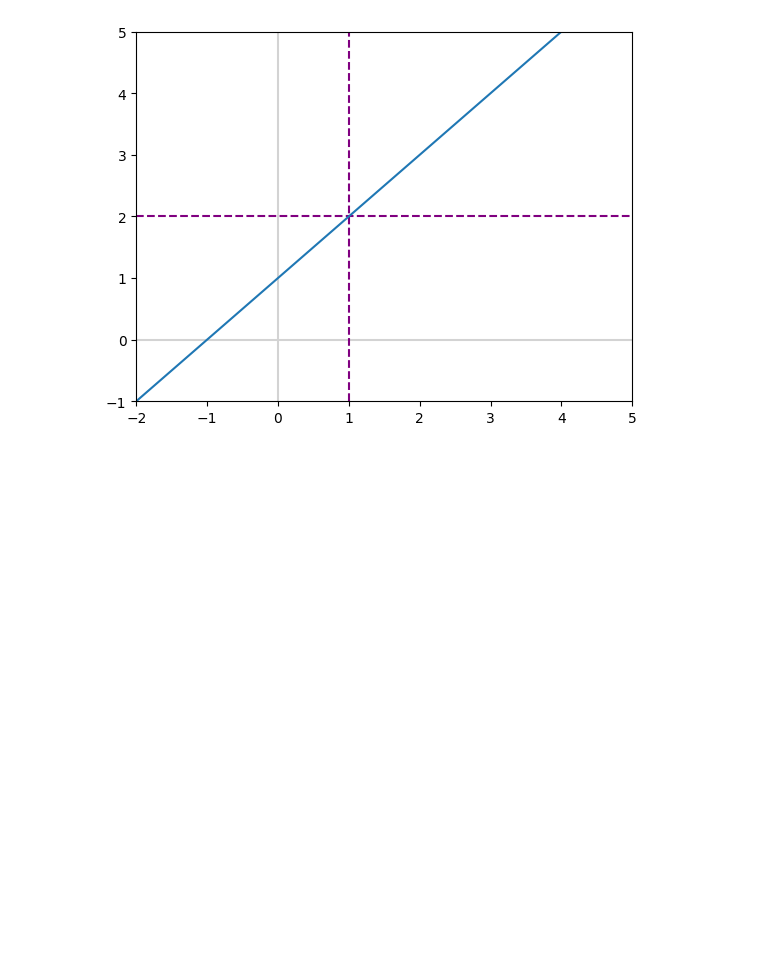
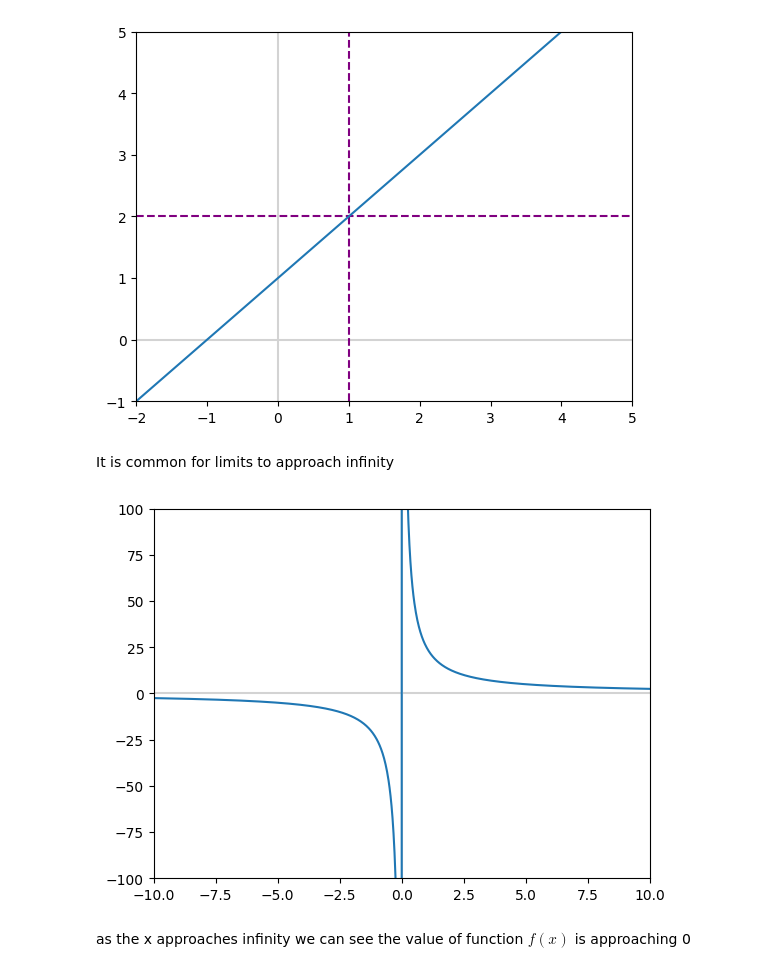
Before and after one commit to SriHarshith1/Maths-For-ML, a Jupyter notebook: calculus.ipynb, the cells around one changed output. Saved outputs shown, nothing was run; the diff lists cells and outputs as text; code cells hidden in the pictures; blank space fills up the shorter version.

```diff
--- a/calculus.ipynb
+++ b/calculus.ipynb
@@ -127,3 +127,21 @@ plt.axhline(y = 2, color = 'purple', linestyle = '--')
 _ = ax.plot(x, y)
 # %% [output]
 [figure]
+# %% [markdown]
+It is common for limits to approach infinity
+# %%
+def f_x(x):
+    return 25/x
+# %%
+y = f_x(x)
+# %%
+fig, ax = plt.subplots()
+plt.axvline(x = 0, color = 'lightgray')
+plt.axhline(y = 0, color = 'lightgray')
+plt.xlim(-10, 10)
+plt.ylim(-100, 100)
+_ = ax.plot(x, y)
+# %% [output]
+[figure, added]
+# %% [markdown]
+as the x approaches infinity we can see the value of function $f(x)$ is approaching 0
```
Also changed, not shown: parts of 41 cells of this notebook.
